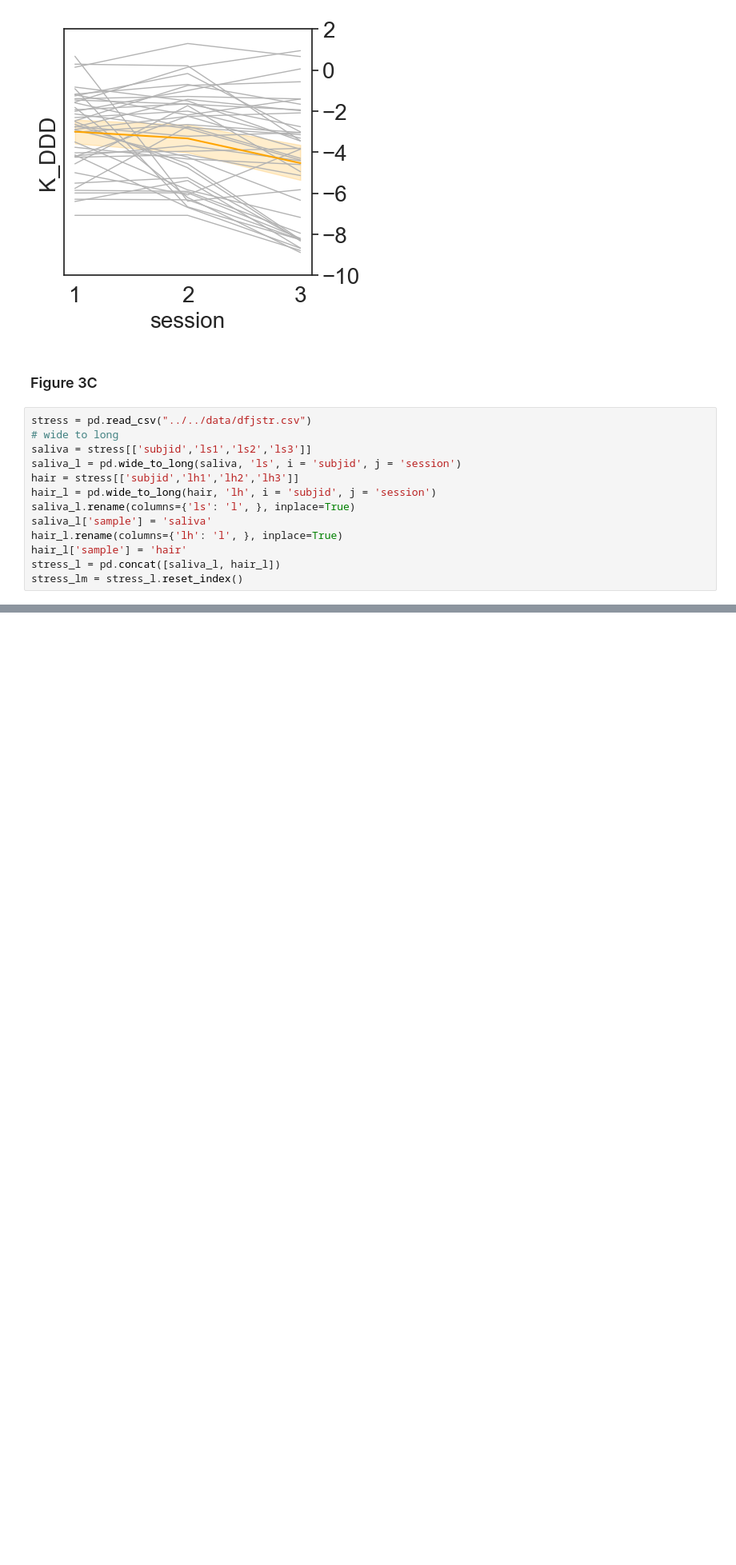
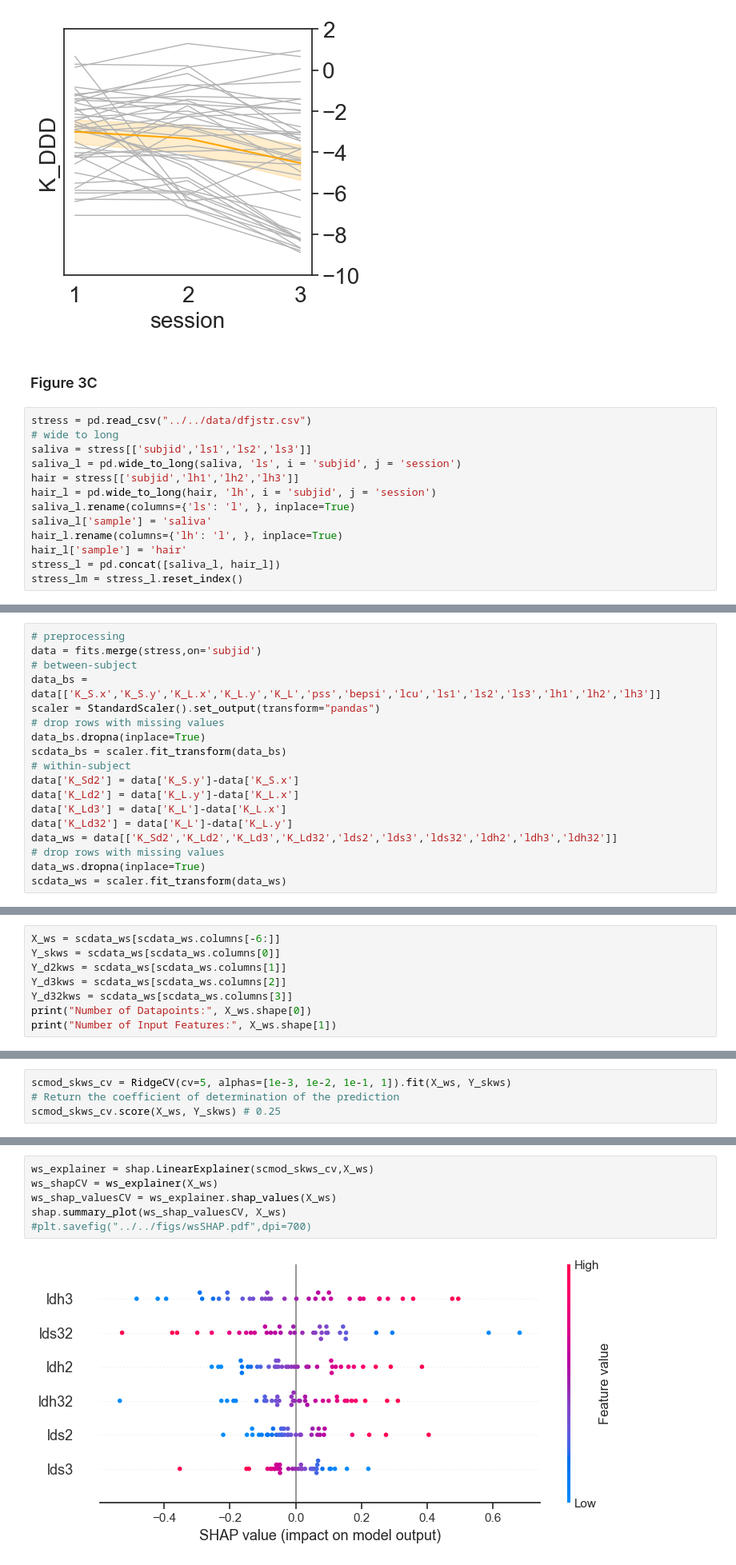
Before and after one commit to erlichlab/gpstress, a Jupyter notebook: src/analysis/master.ipynb, the cells around one changed output, grey strips where cells are left out. Shown at 80% size. Saved outputs shown, nothing was run; the diff lists cells and outputs as text; blank space fills up the shorter version.

```diff
--- a/src/analysis/master.ipynb
+++ b/src/analysis/master.ipynb
@@ -101,0 +113,18 @@ for item in ([ax.title, ax.xaxis.label, ax.yaxis.label] +
+# %%
+# preprocessing
+data = fits.merge(stress,on='subjid')
+# between-subject
+data_bs = data[['K_S.x','K_S.y','K_L.x','K_L.y','K_L','pss','bepsi','lcu','ls1','ls2','ls3','lh1','lh2','lh3']]
+scaler = StandardScaler().set_output(transform="pandas")
+# drop rows with missing values
+data_bs.dropna(inplace=True)
+scdata_bs = scaler.fit_transform(data_bs)
+# within-subject
+data['K_Sd2'] = data['K_S.y']-data['K_S.x']
+data['K_Ld2'] = data['K_L.y']-data['K_L.x']
+data['K_Ld3'] = data['K_L']-data['K_L.x']
+data['K_Ld32'] = data['K_L']-data['K_L.y']
+data_ws = data[['K_Sd2','K_Ld2','K_Ld3','K_Ld32','lds2','lds3','lds32','ldh2','ldh3','ldh32']]
+# drop rows with missing values
+data_ws.dropna(inplace=True)
+scdata_ws = scaler.fit_transform(data_ws)
@@ -101,0 +133,8 @@ for item in ([ax.title, ax.xaxis.label, ax.yaxis.label] +
+# %%
+X_ws = scdata_ws[scdata_ws.columns[-6:]]
+Y_skws = scdata_ws[scdata_ws.columns[0]]
+Y_d2kws = scdata_ws[scdata_ws.columns[1]]
+Y_d3kws = scdata_ws[scdata_ws.columns[2]]
+Y_d32kws = scdata_ws[scdata_ws.columns[3]]
+print("Number of Datapoints:", X_ws.shape[0])
+print("Number of Input Features:", X_ws.shape[1])
@@ -101,0 +144,4 @@ for item in ([ax.title, ax.xaxis.label, ax.yaxis.label] +
+# %%
+scmod_skws_cv = RidgeCV(cv=5, alphas=[1e-3, 1e-2, 1e-1, 1]).fit(X_ws, Y_skws)
+# Return the coefficient of determination of the prediction
+scmod_skws_cv.score(X_ws, Y_skws) # 0.25
@@ -101,0 +221,8 @@ for item in ([ax.title, ax.xaxis.label, ax.yaxis.label] +
+# %%
+ws_explainer = shap.LinearExplainer(scmod_skws_cv,X_ws)
+ws_shapCV = ws_explainer(X_ws)
+ws_shap_valuesCV = ws_explainer.shap_values(X_ws)
+shap.summary_plot(ws_shap_valuesCV, X_ws)
+#plt.savefig("../../figs/wsSHAP.pdf",dpi=700)
+# %% [output]
+[figure, added]
```
Also changed, not shown: parts of 30 cells of this notebook.
